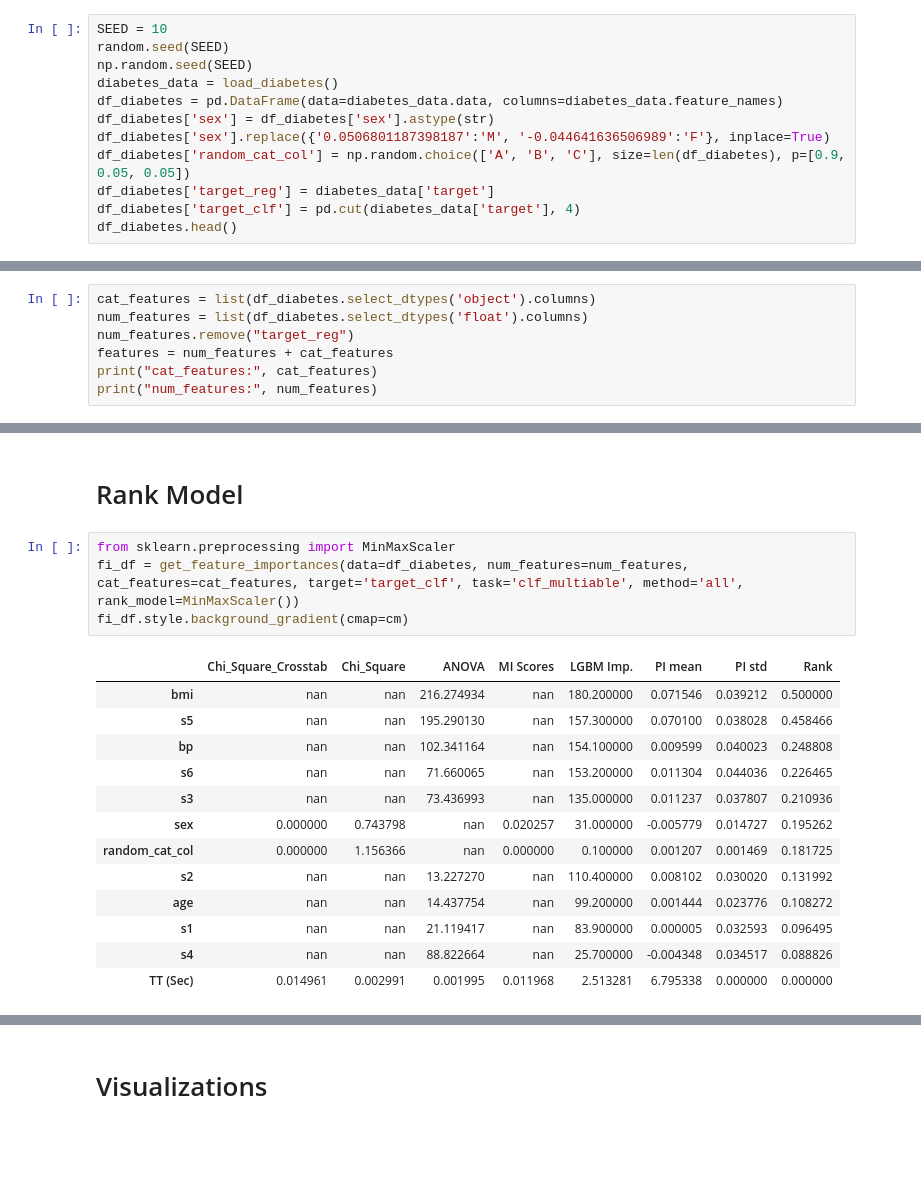
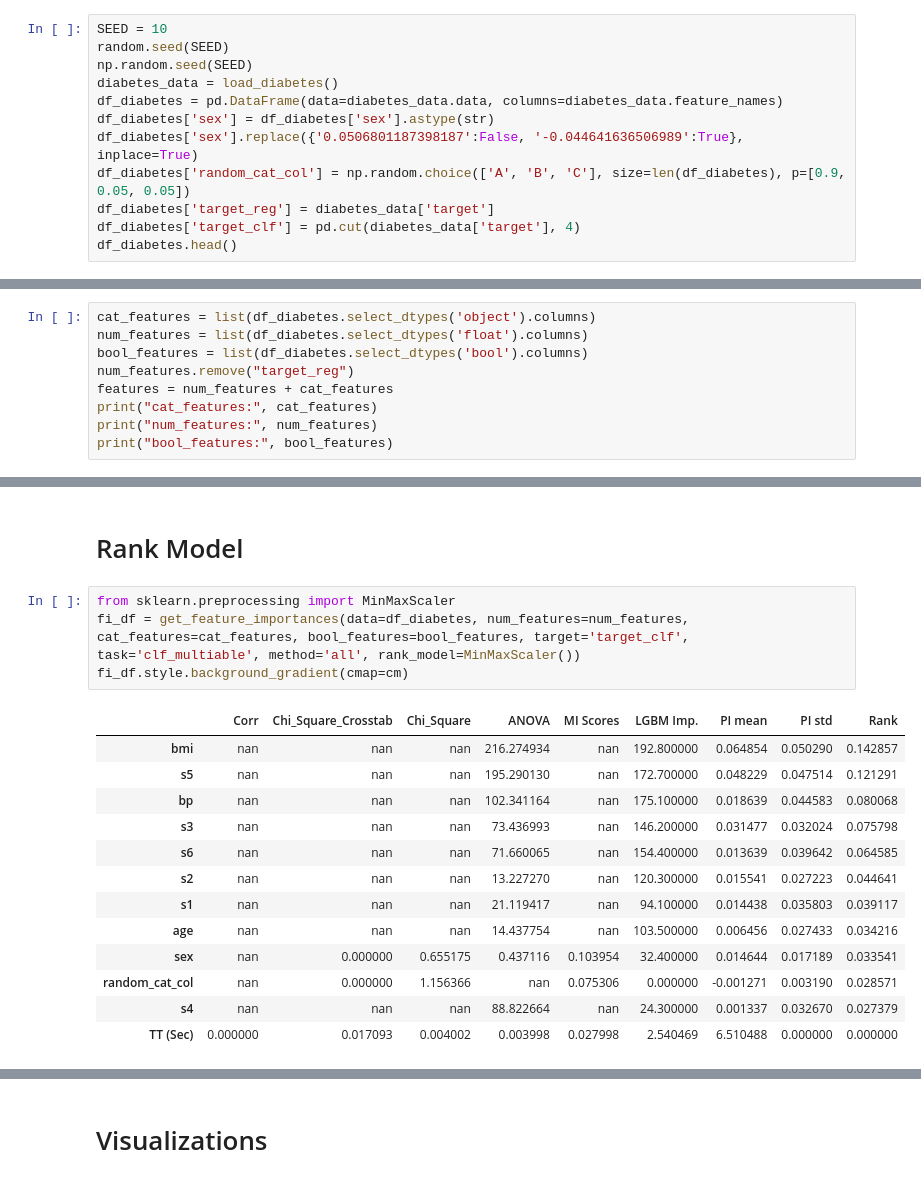
Before and after one commit to Hasan-Basri-Akcay/featimp, a Jupyter notebook: featimp_demo.ipynb, the cells around one changed output, grey strips where cells are left out. Drawn from its saved outputs; the diff is of its cells as text; blank space fills up the shorter version.

```diff
--- a/featimp_demo.ipynb
+++ b/featimp_demo.ipynb
@@ -33,7 +33,7 @@ np.random.seed(SEED)
 diabetes_data = load_diabetes()
 df_diabetes = pd.DataFrame(data=diabetes_data.data, columns=diabetes_data.feature_names)
 df_diabetes['sex'] = df_diabetes['sex'].astype(str)
-df_diabetes['sex'].replace({'0.0506801187398187':'M', '-0.044641636506989':'F'}, inplace=True)
+df_diabetes['sex'].replace({'0.0506801187398187':False, '-0.044641636506989':True}, inplace=True)
 df_diabetes['random_cat_col'] = np.random.choice(['A', 'B', 'C'], size=len(df_diabetes), p=[0.9, 0.05, 0.05])
 df_diabetes['target_reg'] = diabetes_data['target']
 df_diabetes['target_clf'] = pd.cut(diabetes_data['target'], 4)
@@ -48,8 +48,10 @@ df_diabetes.head()
 # %%
 cat_features = list(df_diabetes.select_dtypes('object').columns)
 num_features = list(df_diabetes.select_dtypes('float').columns)
+bool_features = list(df_diabetes.select_dtypes('bool').columns)
 num_features.remove("target_reg")
 features = num_features + cat_features
 print("cat_features:", cat_features)
 print("num_features:", num_features)
+print("bool_features:", bool_features)
 # %% [output]
@@ -388,21 +416,21 @@ fi_df.style.background_gradient(cmap=cm)
 # Rank Model
 # %%
 from sklearn.preprocessing import MinMaxScaler
-fi_df = get_feature_importances(data=df_diabetes, num_features=num_features, cat_features=cat_features, target='target_clf', task='clf_multiable', method='all', rank_model=MinMaxScaler())
+fi_df = get_feature_importances(data=df_diabetes, num_features=num_features, cat_features=cat_features, bool_features=bool_features, target='target_clf', task='clf_multiable', method='all', rank_model=MinMaxScaler())
 fi_df.style.background_gradient(cmap=cm)
 # %% [output]
-|  | Chi_Square_Crosstab | Chi_Square | ANOVA | MI Scores | LGBM Imp. | PI mean | PI std | Rank |
-| bmi | nan | nan | 216.274934 | nan | 180.200000 | 0.071546 | 0.039212 | 0.500000 |
-| s5 | nan | nan | 195.290130 | nan | 157.300000 | 0.070100 | 0.038028 | 0.458466 |
-| bp | nan | nan | 102.341164 | nan | 154.100000 | 0.009599 | 0.040023 | 0.248808 |
-| s6 | nan | nan | 71.660065 | nan | 153.200000 | 0.011304 | 0.044036 | 0.226465 |
-| s3 | nan | nan | 73.436993 | nan | 135.000000 | 0.011237 | 0.037807 | 0.210936 |
-| sex | 0.000000 | 0.743798 | nan | 0.020257 | 31.000000 | -0.005779 | 0.014727 | 0.195262 |
-| random_cat_col | 0.000000 | 1.156366 | nan | 0.000000 | 0.100000 | 0.001207 | 0.001469 | 0.181725 |
-| s2 | nan | nan | 13.227270 | nan | 110.400000 | 0.008102 | 0.030020 | 0.131992 |
-| age | nan | nan | 14.437754 | nan | 99.200000 | 0.001444 | 0.023776 | 0.108272 |
-| s1 | nan | nan | 21.119417 | nan | 83.900000 | 0.000005 | 0.032593 | 0.096495 |
-| s4 | nan | nan | 88.822664 | nan | 25.700000 | -0.004348 | 0.034517 | 0.088826 |
-| TT (Sec) | 0.014961 | 0.002991 | 0.001995 | 0.011968 | 2.513281 | 6.795338 | 0.000000 | 0.000000 |
+|  | Corr | Chi_Square_Crosstab | Chi_Square | ANOVA | MI Scores | LGBM Imp. | PI mean | PI std | Rank |
+| bmi | nan | nan | nan | 216.274934 | nan | 192.800000 | 0.064854 | 0.050290 | 0.142857 |
+| s5 | nan | nan | nan | 195.290130 | nan | 172.700000 | 0.048229 | 0.047514 | 0.121291 |
+| bp | nan | nan | nan | 102.341164 | nan | 175.100000 | 0.018639 | 0.044583 | 0.080068 |
+| s3 | nan | nan | nan | 73.436993 | nan | 146.200000 | 0.031477 | 0.032024 | 0.075798 |
+| s6 | nan | nan | nan | 71.660065 | nan | 154.400000 | 0.013639 | 0.039642 | 0.064585 |
+| s2 | nan | nan | nan | 13.227270 | nan | 120.300000 | 0.015541 | 0.027223 | 0.044641 |
+| s1 | nan | nan | nan | 21.119417 | nan | 94.100000 | 0.014438 | 0.035803 | 0.039117 |
+| age | nan | nan | nan | 14.437754 | nan | 103.500000 | 0.006456 | 0.027433 | 0.034216 |
+| sex | nan | 0.000000 | 0.655175 | 0.437116 | 0.103954 | 32.400000 | 0.014644 | 0.017189 | 0.033541 |
+| random_cat_col | nan | 0.000000 | 1.156366 | nan | 0.075306 | 0.000000 | -0.001271 | 0.003190 | 0.028571 |
+| s4 | nan | nan | nan | 88.822664 | nan | 24.300000 | 0.001337 | 0.032670 | 0.027379 |
+| TT (Sec) | 0.000000 | 0.017093 | 0.004002 | 0.003998 | 0.027998 | 2.540469 | 6.510488 | 0.000000 | 0.000000 |
 # %%
 from sklearn.preprocessing import StandardScaler
```
Also changed, not shown: parts of 26 cells of this notebook, 5 other files.
